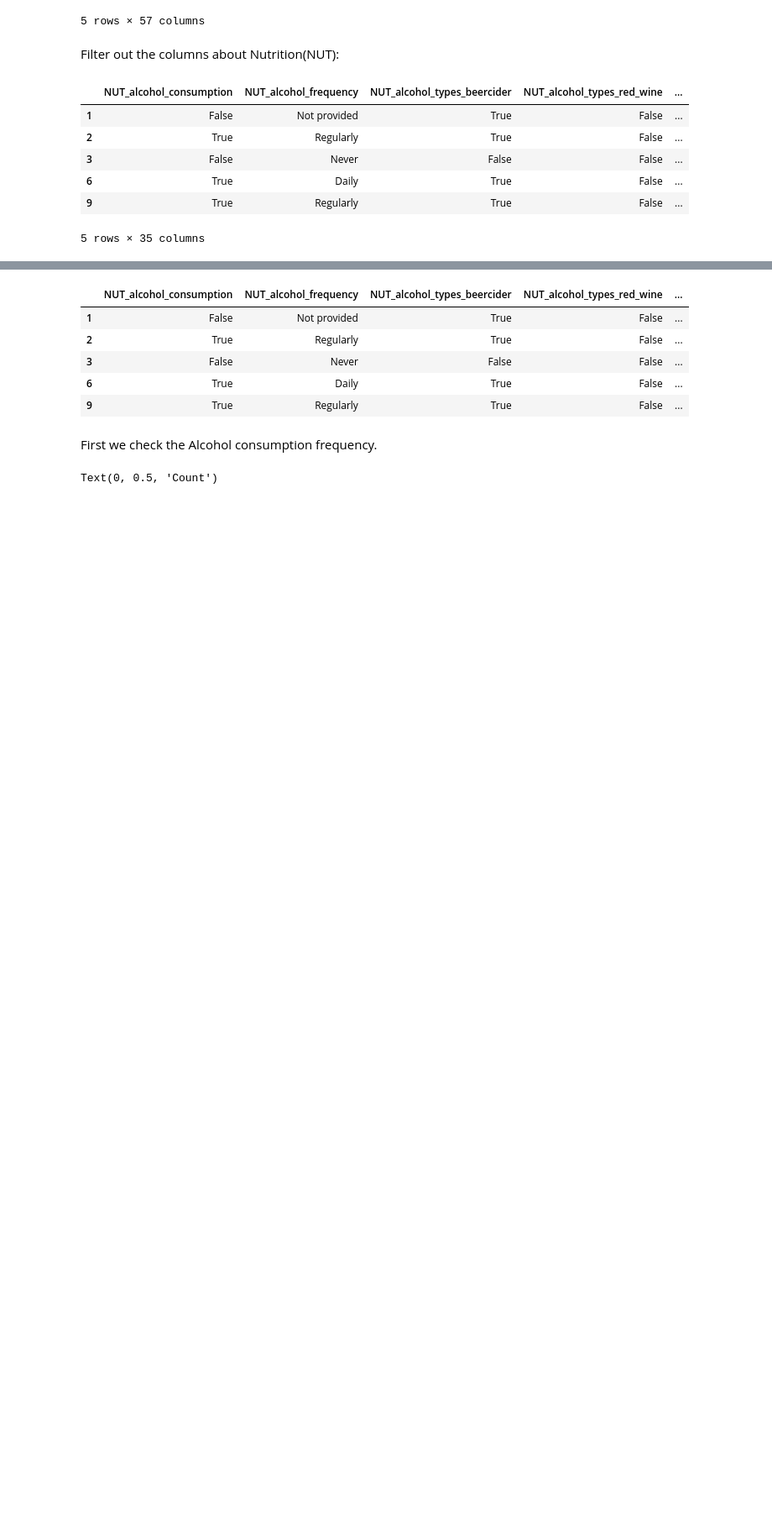
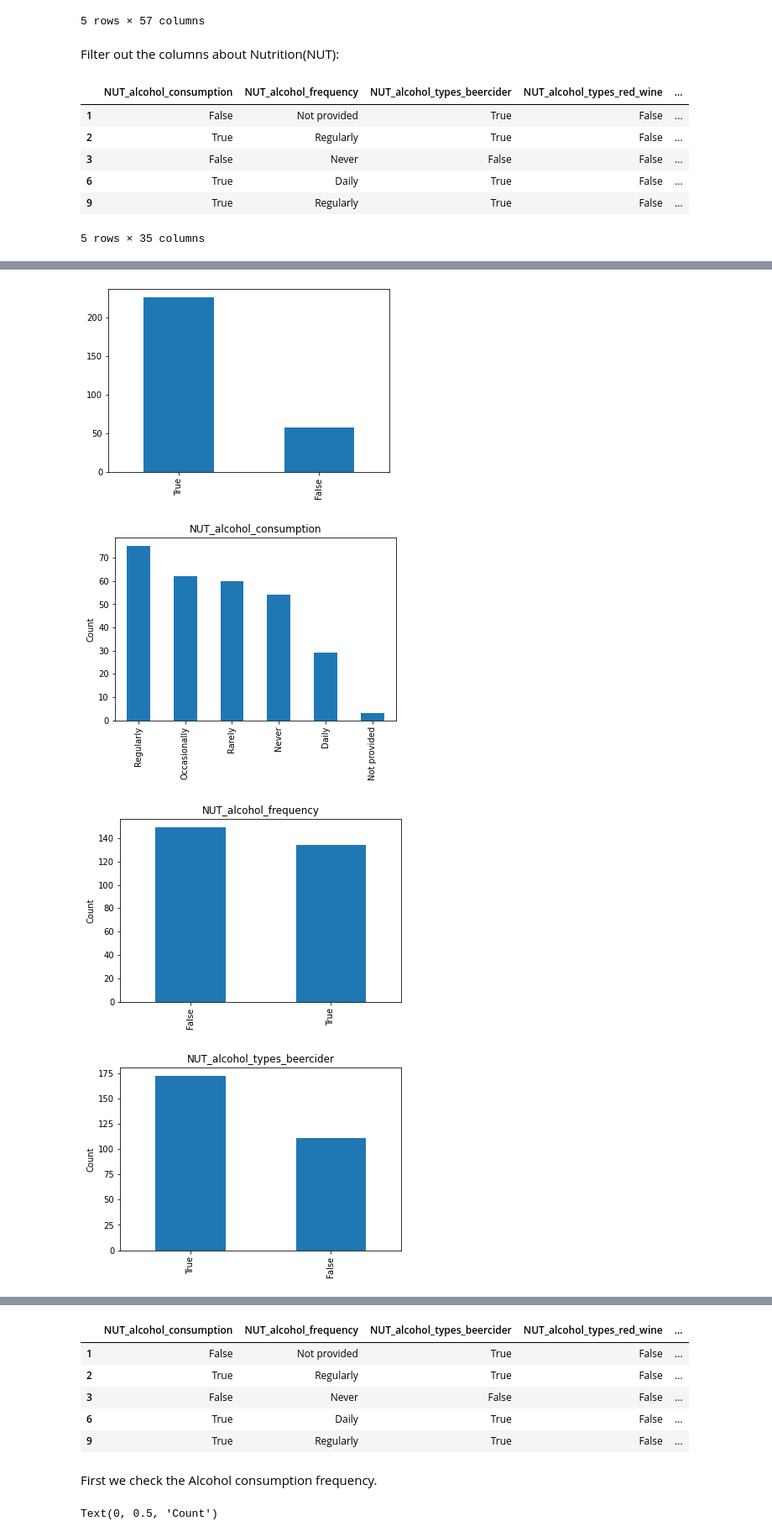
Before and after one commit to dhasanova99/HealthyFood, a Jupyter notebook: JupyterDocs/Eating_habits.ipynb, the cells around one changed output, grey strips where cells are left out. Shown at 84% size. Cells and saved outputs as stored; diff of their text form; code cells hidden in the pictures; blank space fills up the shorter version.

```diff
--- a/JupyterDocs/Eating_habits.ipynb
+++ b/JupyterDocs/Eating_habits.ipynb
@@ -29,7 +29,7 @@ df_meta.head()
 # %% [markdown]
 Filter out the columns about Nutrition(NUT):
 # %%
-NUT_INDEX=df_meta.columns
+names=df_meta.columns
 NUT_INDEX = names[df_meta.columns.str.contains('NUT')]
 
 df_NUT = df_meta[NUT_INDEX]
@@ -42,3 +42,5 @@ df_NUT.head()
 | 6 | True | Daily | True | False | ... |
 | 9 | True | Regularly | True | False | ... |
 5 rows × 35 columns
+# %%
+names_NUT = df_NUT.columns.tolist()
@@ -44,0 +101,11 @@ df_NUT.head()
+# %%
+for col in names_NUT:
+    df_NUT[col].value_counts().plot(kind='bar')
+    plt.figure()
+    plt.title(col)
+    plt.ylabel('Count')
+# %% [output]
+[figure, added]
+[figure, added]
+[figure, added]
+[figure, added]
```
Also changed, not shown: parts of 7 cells of this notebook, 1 other file.
